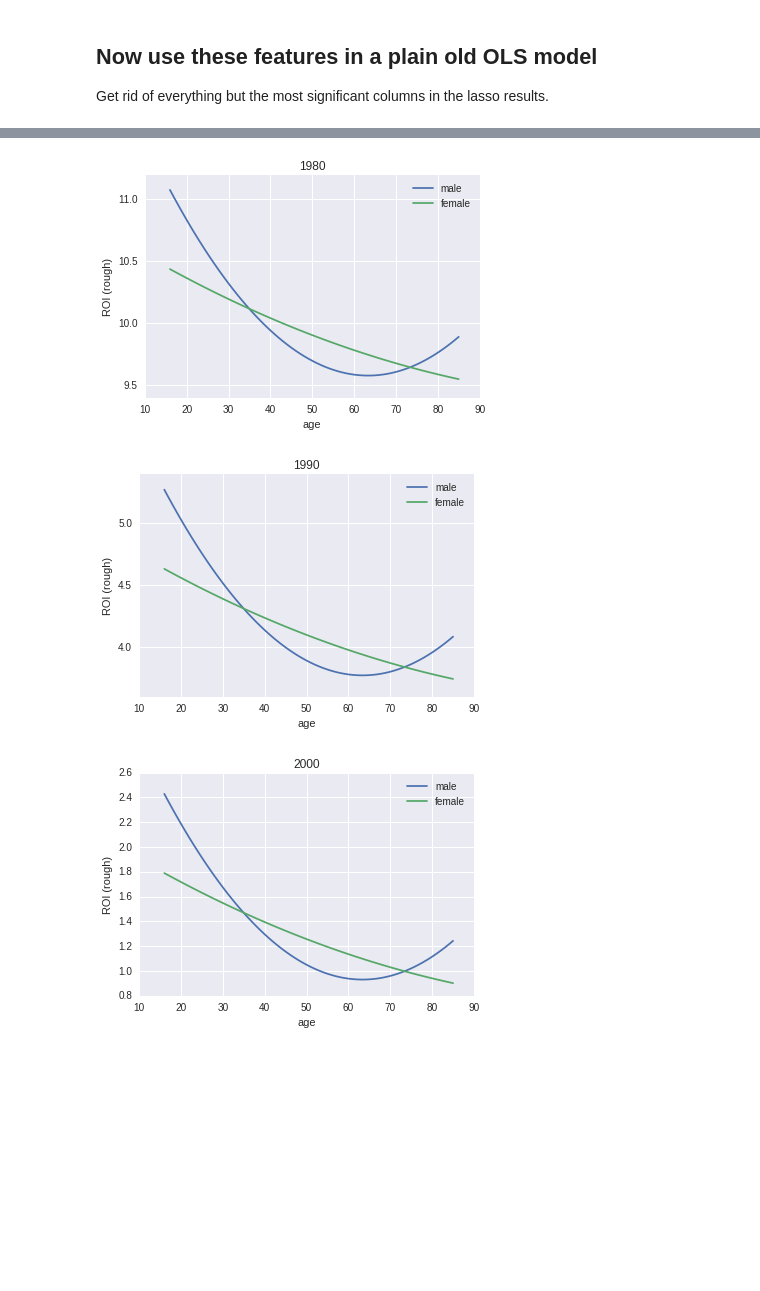
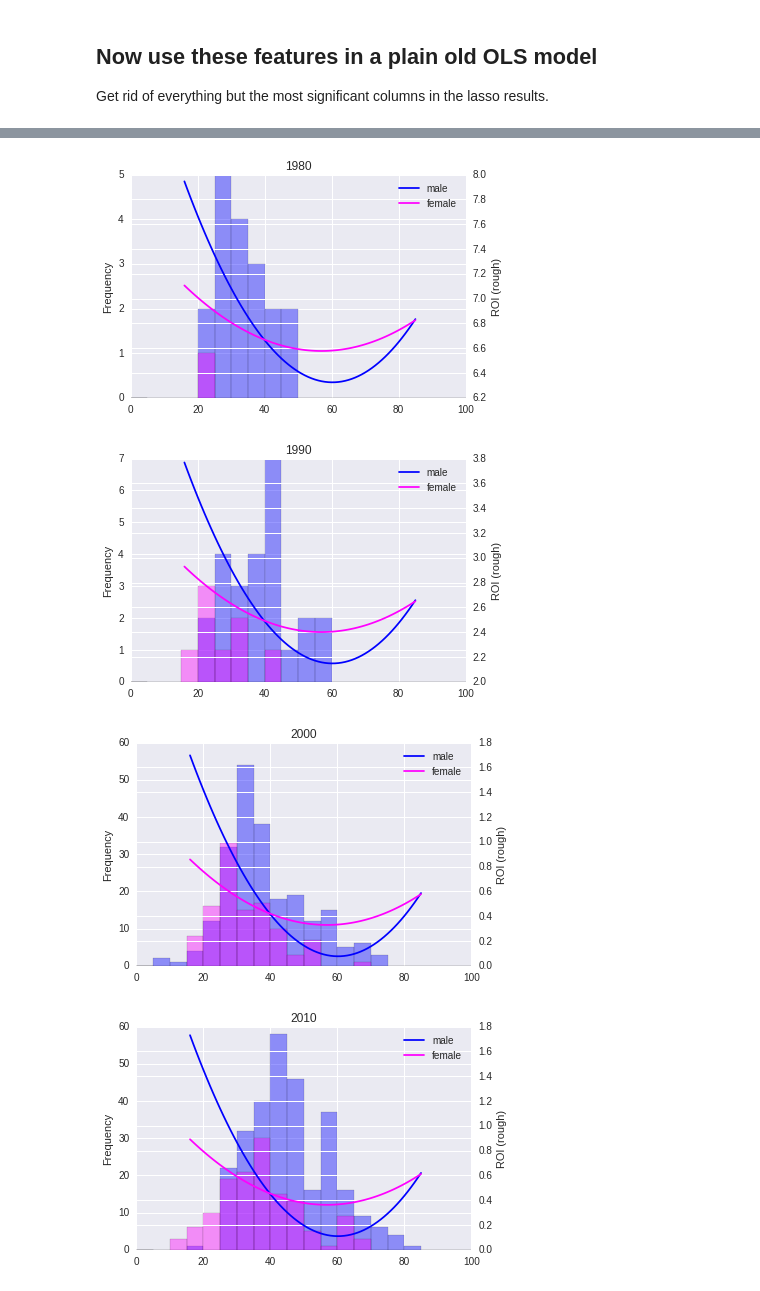
Before and after one commit to IanLondon/actor-age-curves, a Jupyter notebook: actor-regression-sklearn-joined-budget.ipynb, the cells around one changed output, grey strips where cells are left out. Drawn from its saved outputs; the diff is of its cells as text; code cells hidden in the pictures; blank space fills up the shorter version.

Commit message:
Plot histograph on age curve, plus effect of age

```diff
--- a/actor-regression-sklearn-joined-budget.ipynb
+++ b/actor-regression-sklearn-joined-budget.ipynb
@@ -43,7 +43,7 @@ for col in ['bday']:
     actor_data[col] = actor_data[col].dt.year
 
 # calculate crude ROI
-actor_data['roi'] = actor_data.domestic_gross / actor_data.production_budget
+actor_data['roi'] = (actor_data.domestic_gross - actor_data.production_budget) / actor_data.production_budget
 
 # filter out crazy erroneous stuff
 # by eye looking at pre-filtered scatterplots
@@ -992,47 +988,73 @@ res.params.Intercept +\
  res.params["release"] * release +\
  res.params["pow(release, 2)"] * pow(release, 2)
 # %%
-# def plot_eqn(formula, x_range):
-#     x = np.array(x_range)
-#     y = formula(x)
-#     fig = plt.plot(x, y)
-#     return fig
-
-def plot_age_curve_eqns(age_curve_fn, res, male, release, age_range=range(16,85+1)):
+def plot_age_curve_eqns(age_curve_fn, res, male, release, age_range=range(16,85+1), ax=None, addl_plt_args={}):
     #default x_range is 16-85 years old...
     if male:
         male_txt=1
         label = 'male'
     else:
         male_txt=0
         label = 'female'
 
     y = [age_curve_fn(age, male_txt, release) for age in age_range]
 
     plt.xlabel('age')
     plt.ylabel('ROI (rough)')
-    fig =  plt.plot(age_range, y, label=label)
+    if ax == None:
+        fig =  plt.plot(age_range, y, label=label, **addl_plt_args)
+    else:
+        fig = ax.plot(age_range, y, label=label, **addl_plt_args)
     plt.legend()
     return fig
 
 def age_curve_fn_1(age_on_release, male_txt, release):
     return res.params.Intercept +\
         res.params["age_on_release"] * age_on_release +\
         res.params["pow(age_on_release, 2)"] * pow(age_on_release, 2) +\
         res.params["male_txt"] * male_txt +\
         res.params["age_on_release:male_txt"] * age_on_release * male_txt +\
         res.params["pow(age_on_release, 2):male_txt"] * pow(age_on_release, 2) * male_txt +\
         res.params["release"] * release +\
         res.params["pow(release, 2)"] * pow(release, 2)
 
-for release_year_to_plot in [1980,1990,2000]:
-    male_fig = plot_age_curve_eqns(age_curve_fn_1, res, male=True, release=release_year_to_plot) #blue by default
-    female_fig = plot_age_curve_eqns(age_curve_fn_1, res, male=False, release=release_year_to_plot) #green by default
-    plt.title(release_year_to_plot)
-    plt.show()
+def plot_fns_across_years(plot_fn, years_to_plot):
+    for release_year_to_plot in years_to_plot:
+        men_color = 'blue'
+        women_color = 'magenta'
+
+        # set up twin axes
+        fig, ax1 = plt.subplots()
+        ax2 = ax1.twinx()
+
+        # histograms of actor_data age_on_release
+        hist_alpha = 0.4
+
+        actor_data[(actor_data.male_txt == 1) & (actor_data.release == release_year_to_plot)].age_on_release.plot.hist(
+            bins=20, label='men',
+            range=[0,100], ax=ax1, alpha=hist_alpha, color=men_color);
+
+        actor_data[(actor_data.male_txt == 0) & (actor_data.release == release_year_to_plot)].age_on_release.plot.hist(
+            bins=20, label='women',
+            range=[0,100], ax=ax1, alpha=hist_alpha, color=women_color)
+
+        # curve of model function
+        male_fig = plot_age_curve_eqns(plot_fn, res, male=True,
+            release=release_year_to_plot, ax=ax2, addl_plt_args={'color':men_color})
+        female_fig = plot_age_curve_eqns(plot_fn, res, male=False,
+            release=release_year_to_plot, ax=ax2, addl_plt_args={'color':women_color})
+
+        plt.title(release_year_to_plot)
+        plt.show()
+
+
+years_to_plot=[1980,1990,2000,2010]
+
+plot_fns_across_years(age_curve_fn_1, years_to_plot)
 # %% [output]
-[figure, old version]
+[figure, new version]
-[figure, old version]
+[figure, new version]
-[figure, old version]
+[figure, new version]
+[figure, added]
 # %% [markdown]
 # WHYYYYYY does the ROI change so drastically with year???
```
Also changed, not shown: parts of 24 cells of this notebook.
